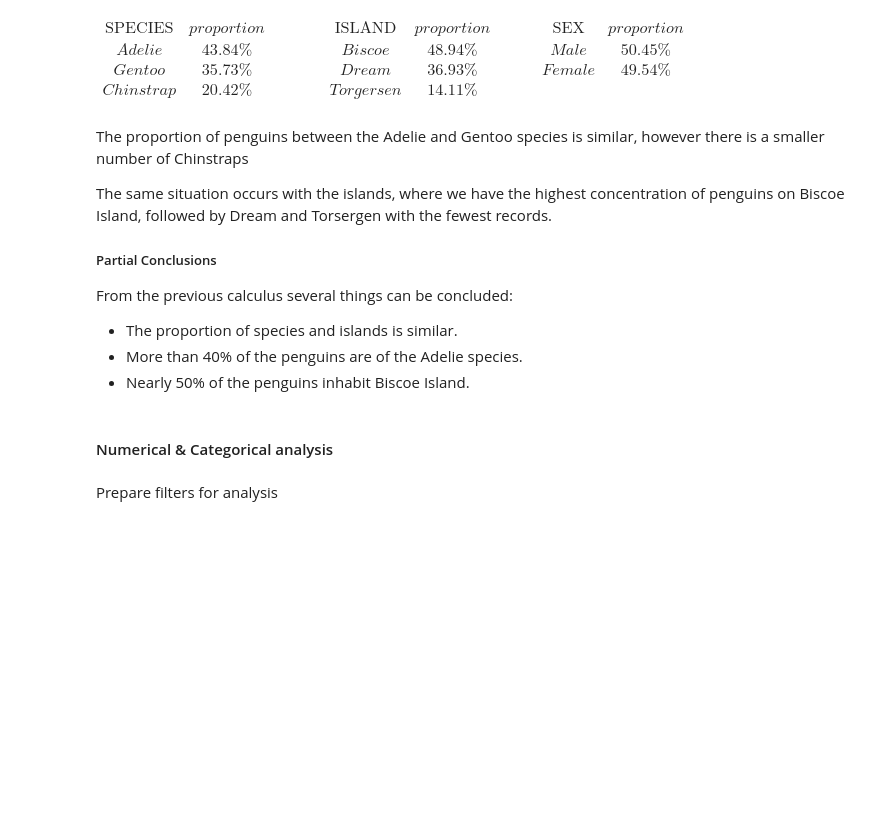
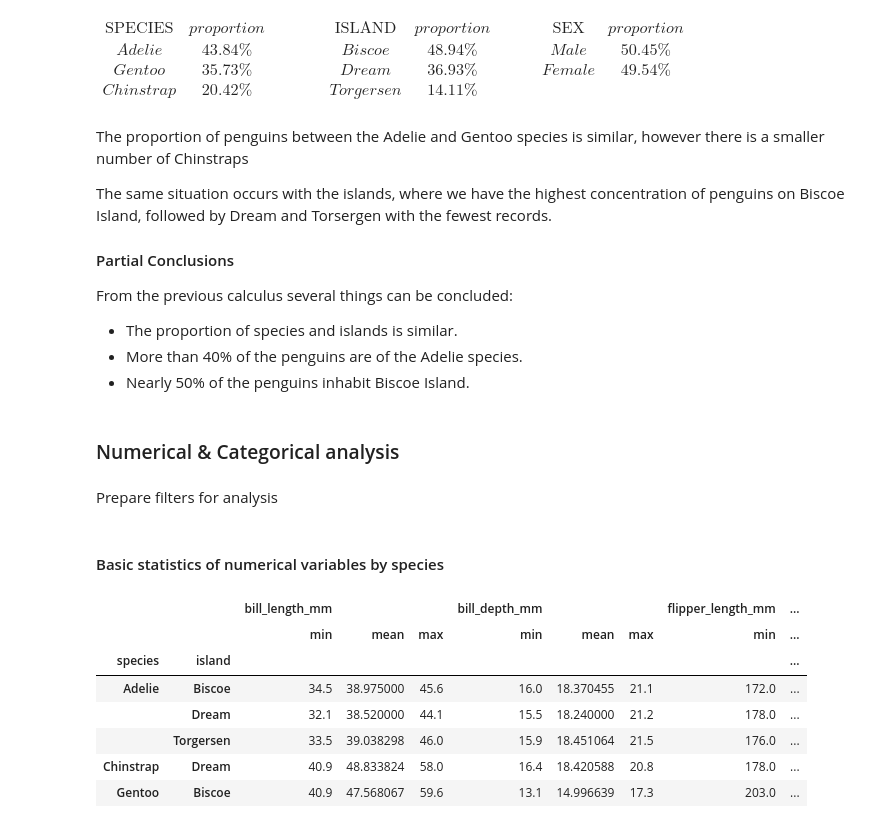
Before and after one commit to mazzaroli/EDA, a Jupyter notebook: personal-project/notebook.ipynb, the cells around one changed output. Cells and saved outputs as stored; diff of their text form; code cells hidden in the pictures; blank space fills up the shorter version.

```diff
--- a/personal-project/notebook.ipynb
+++ b/personal-project/notebook.ipynb
@@ -405,7 +405,7 @@ The proportion of penguins between the Adelie and Gentoo species is similar, how
 
 The same situation occurs with the islands, where we have the highest concentration of penguins on Biscoe Island, followed by Dream and Torsergen with the fewest records.
 
-##### Partial Conclusions
+#### Partial Conclusions
 
 From the previous calculus several things can be concluded:
 
@@ -413,7 +413,7 @@ From the previous calculus several things can be concluded:
 - More than 40% of the penguins are of the Adelie species.
 - Nearly 50% of the penguins inhabit Biscoe Island.
 # %% [markdown]
-#### Numerical & Categorical analysis
+### Numerical & Categorical analysis
 # %% [markdown]
 Prepare filters for analysis
 # %%
@@ -431,3 +431,16 @@ biscoe = df2.island == 'Biscoe'
 species = [adelie,chinstrap,gentoo]
 islands = [torgersen,dream,biscoe]
 sex = [male, female]
+# %% [markdown]
+#### Basic statistics of numerical variables by species
+# %%
+df2.groupby(['species','island']).agg(['min','mean','max']).dropna()
+# %% [output]
+|  |  | bill_length_mm |  |  | bill_depth_mm |  |  | flipper_length_mm | ... |
+|  |  | min | mean | max | min | mean | max | min | ... |
+| species | island |  |  |  |  |  |  |  | ... |
+| Adelie | Biscoe | 34.5 | 38.975000 | 45.6 | 16.0 | 18.370455 | 21.1 | 172.0 | ... |
+|  | Dream | 32.1 | 38.520000 | 44.1 | 15.5 | 18.240000 | 21.2 | 178.0 | ... |
+|  | Torgersen | 33.5 | 39.038298 | 46.0 | 15.9 | 18.451064 | 21.5 | 176.0 | ... |
+| Chinstrap | Dream | 40.9 | 48.833824 | 58.0 | 16.4 | 18.420588 | 20.8 | 178.0 | ... |
+| Gentoo | Biscoe | 40.9 | 47.568067 | 59.6 | 13.1 | 14.996639 | 17.3 | 203.0 | ... |
```
Also changed, not shown: parts of 30 cells of this notebook, 1 other file.
